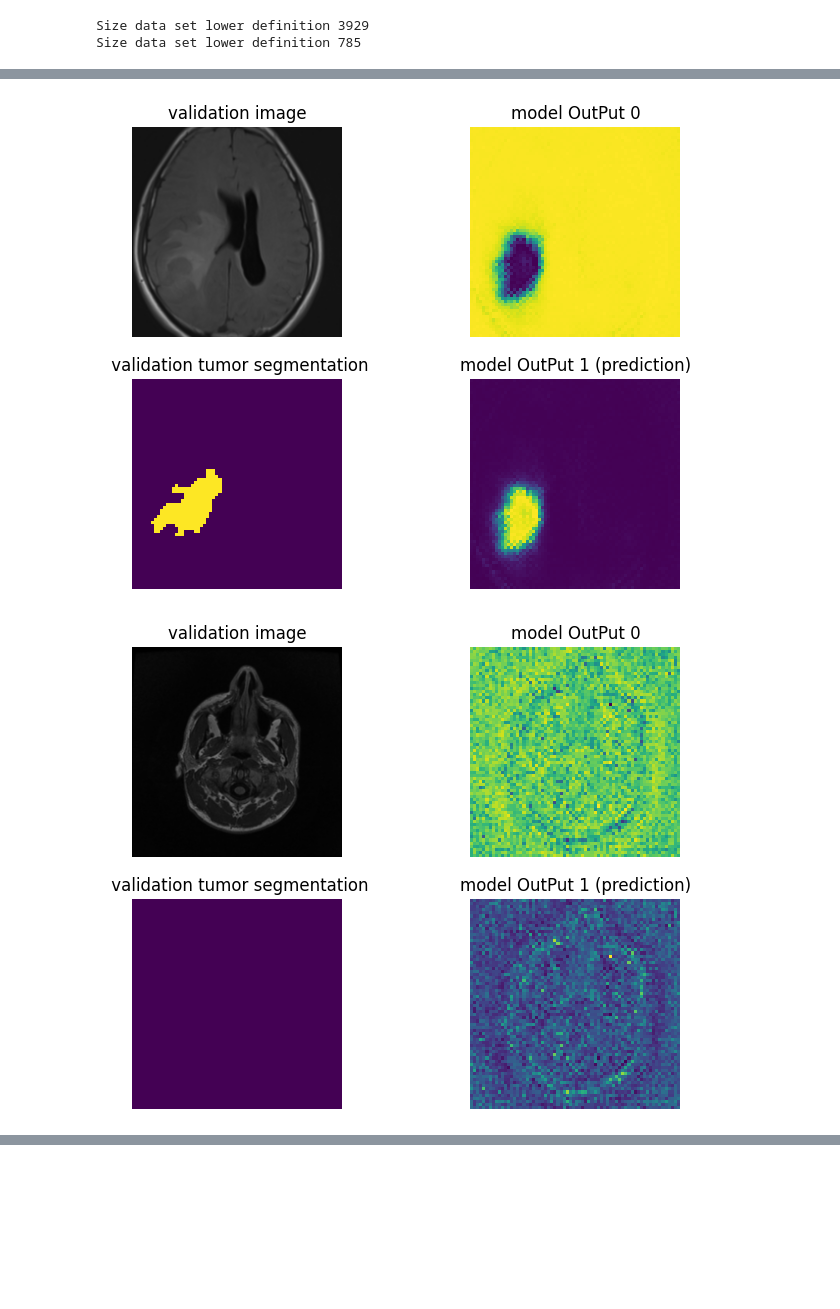
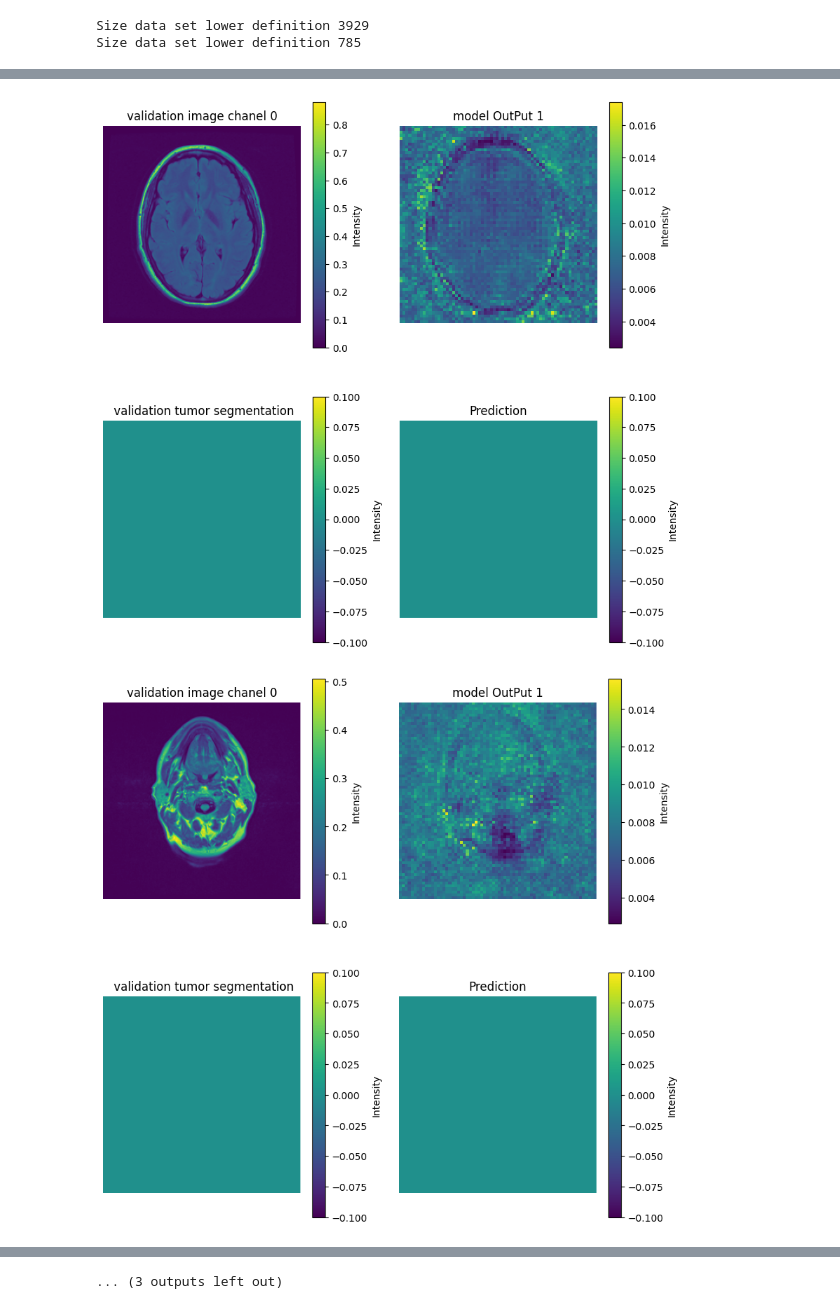
Before and after one commit to karlo-con-k/DeepLearningToolkit, a Jupyter notebook: train_Models_Examples_NoteBooks/train_U_Net.ipynb, the cells around one changed output, grey strips where cells are left out. Saved outputs shown, nothing was run; the diff lists cells and outputs as text; code cells hidden in the pictures; blank space fills up the shorter version.

```diff
--- a/train_Models_Examples_NoteBooks/train_U_Net.ipynb
+++ b/train_Models_Examples_NoteBooks/train_U_Net.ipynb
@@ -185,0 +199,7 @@ Epoch completed, VAL MAE: 0.329761
+# %%
+
+opt_model.param_groups[0]["lr"] = 0.00001
+trainerModel.trainModel(opt_model  = opt_model,
+                        criterion  = criterion,
+                        num_epochs = 5,
+                        getValMAE  = True)
@@ -185,0 +217,7 @@ Epoch completed, VAL MAE: 0.329761
+# %%
+trainerModel.toggle_trainingLayers(["downsampling"], enable = False)
+opt_model.param_groups[0]["lr"] = 0.000001
+trainerModel.trainModel(opt_model  = opt_model,
+                        criterion  = criterion,
+                        num_epochs = 5,
+                        getValMAE  = True)
@@ -186,24 +252,26 @@ Epoch completed, VAL MAE: 0.329761
+# %%
+index = 17
+imgInput, imgOutPut = trainerModel.getDataBatch(index)
+imgInput    = imgInput.to(device)
+imgOutPut   = imgOutPut.to(device, torch.long)
+modelOutPut = myModel(imgInput)
 # %%
-for i in range(8):
-    index = 2
-    for idx, (imgInput, imgOutPut) in enumerate(trainerModel.data_loader_Val):
-        if idx == index:
-            #*take  (imgInput, imgOutPut) = data_loader[index]
-            break
 
+for i in range(15):
+    # index = 1
+    # imgInput, imgOutPut = trainerModel.getDataBatch(index)
+    # imgInput    = imgInput.to(device)
+    # imgOutPut   = imgOutPut.to(device, torch.long)
+    # modelOutPut = myModel(imgInput)
+    prediction = torch.argmax(modelOutPut[i], dim = 0)
+    prediction = prediction.unsqueeze(0)
 
-    imgInput    = imgInput.to(device)
-    imgOutPut   = imgOutPut.to(device, torch.long)
-    modelOutPut = myModel(imgInput)
-    imgOutPut   = imgOutPut
-
-    fig, (plt1, plt2) = plt.subplots(2, 2, figsize=(8, 6))
-    plot_img_tensor(   imgInput[0], [0, 1, 2], title = "validation image", localplt = (fig, plt1[0]))
-    plot_img_tensor(  imgOutPut[0], [0], title = " validation tumor segmentation", localplt = (fig, plt2[0]))
-    plot_img_tensor(modelOutPut[0], [0], title = "model OutPut 0", localplt = (fig, plt1[1]))
-    plot_img_tensor(modelOutPut[0], [1], title = "model OutPut 1 (prediction)", localplt = (fig, plt2[1]))
-
+    fig, (plt1, plt2) = plt.subplots(2, 2, figsize=(10, 10))
+    plot_img_tensor(imgInput[i], [0], title = "validation image chanel 0", localplt = (fig, plt1[0]))
+    plot_img_tensor(imgOutPut[i], [0], title = " validation tumor segmentation", localplt = (fig, plt2[0]))
+    plot_img_tensor(modelOutPut[i], [1], title = "model OutPut 1", localplt = (fig, plt1[1]))
+    plot_img_tensor(prediction, [0], title = "Prediction", localplt = (fig, plt2[1]))
     plt.show()
 # %% [output]
-[figure, old version]
+[figure, new version]
-[figure, old version]
+[figure, new version]
@@ -216,3 +288,4 @@ for i in range(8):
+... (3 outputs left out)
 # %%
 trainerModel.printHistorial()
 # %% [output]
```
Also changed, not shown: parts of 15 cells of this notebook, 1 other file.
